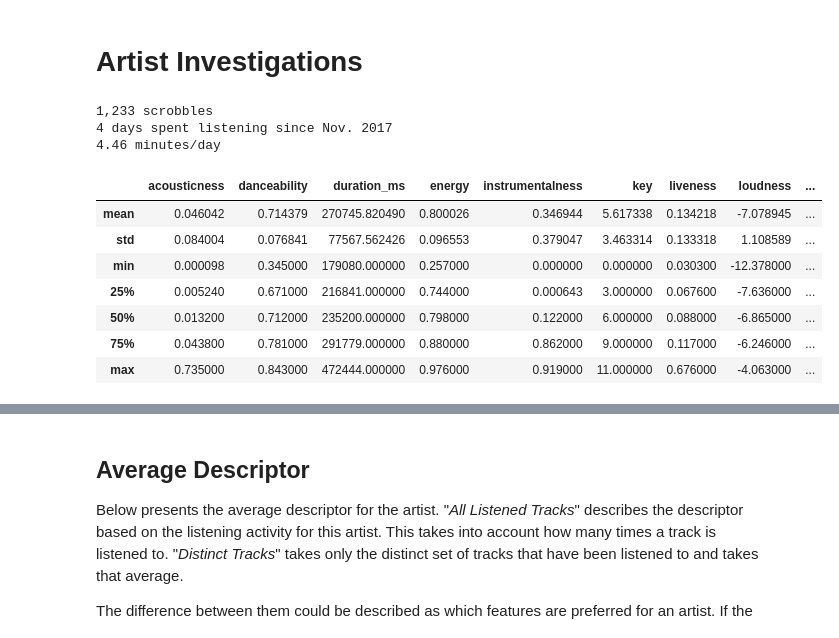
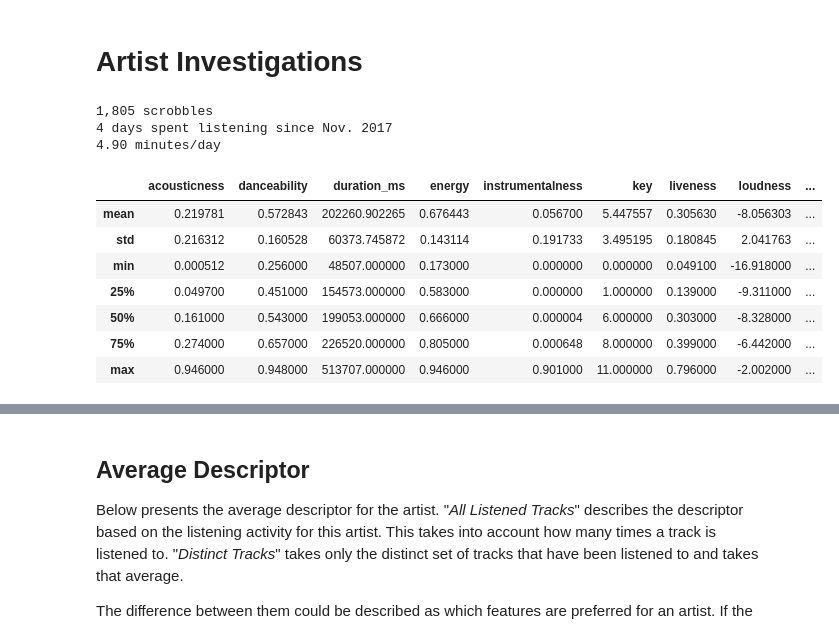
Before and after one commit to Sarsoo/listening-analysis, a Jupyter notebook: artist.ipynb, the cells around one changed output, grey strips where cells are left out. Cells and saved outputs as stored; diff of their text form; code cells hidden in the pictures.

```diff
--- a/artist.ipynb
+++ b/artist.ipynb
@@ -1,28 +1,30 @@
 # %% [markdown]
 # Artist Investigations
 # %%
-artist_name = "gorgon city".lower()
+artist_name = "freddie gibbs".lower()
+
 artist_frame = scrobbles[scrobbles["artist"].str.lower() == artist_name] # FILTER SCROBBLES
 artist_frame = artist_frame.sort_index(ascending=False) # SORT
 # artist_frame = artist_frame.loc[:, descriptor_headers] # DESCRIPTORS
 
 total_time = artist_frame["duration_ms"].sum() / (1000 * 60) # minutes
 total_days = total_time / (60 * 24) # days
+
 print(f'{artist_frame.count()[0]:,d} scrobbles')
 print(f'{total_days:.0f} days spent listening since Nov. 2017')
 print(f'{total_time / days_since(first_day).days:.2f} minutes/day')
 
 artist_frame.describe()[1:]
 # %% [output]
-1,233 scrobbles
+1,805 scrobbles
 4 days spent listening since Nov. 2017
-4.46 minutes/day
+4.90 minutes/day
 |  | acousticness | danceability | duration_ms | energy | instrumentalness | key | liveness | loudness | ... |
-| mean | 0.046042 | 0.714379 | 270745.820490 | 0.800026 | 0.346944 | 5.617338 | 0.134218 | -7.078945 | ... |
-| std | 0.084004 | 0.076841 | 77567.562426 | 0.096553 | 0.379047 | 3.463314 | 0.133318 | 1.108589 | ... |
-| min | 0.000098 | 0.345000 | 179080.000000 | 0.257000 | 0.000000 | 0.000000 | 0.030300 | -12.378000 | ... |
-| 25% | 0.005240 | 0.671000 | 216841.000000 | 0.744000 | 0.000643 | 3.000000 | 0.067600 | -7.636000 | ... |
-| 50% | 0.013200 | 0.712000 | 235200.000000 | 0.798000 | 0.122000 | 6.000000 | 0.088000 | -6.865000 | ... |
-| 75% | 0.043800 | 0.781000 | 291779.000000 | 0.880000 | 0.862000 | 9.000000 | 0.117000 | -6.246000 | ... |
-| max | 0.735000 | 0.843000 | 472444.000000 | 0.976000 | 0.919000 | 11.000000 | 0.676000 | -4.063000 | ... |
+| mean | 0.219781 | 0.572843 | 202260.902265 | 0.676443 | 0.056700 | 5.447557 | 0.305630 | -8.056303 | ... |
+| std | 0.216312 | 0.160528 | 60373.745872 | 0.143114 | 0.191733 | 3.495195 | 0.180845 | 2.041763 | ... |
+| min | 0.000512 | 0.256000 | 48507.000000 | 0.173000 | 0.000000 | 0.000000 | 0.049100 | -16.918000 | ... |
+| 25% | 0.049700 | 0.451000 | 154573.000000 | 0.583000 | 0.000000 | 1.000000 | 0.139000 | -9.311000 | ... |
+| 50% | 0.161000 | 0.543000 | 199053.000000 | 0.666000 | 0.000004 | 6.000000 | 0.303000 | -8.328000 | ... |
+| 75% | 0.274000 | 0.657000 | 226520.000000 | 0.805000 | 0.000648 | 8.000000 | 0.399000 | -6.442000 | ... |
+| max | 0.946000 | 0.948000 | 513707.000000 | 0.946000 | 0.901000 | 11.000000 | 0.796000 | -2.002000 | ... |
 # %%
```
Also changed, not shown: parts of 8 cells of this notebook, 7 other files.
